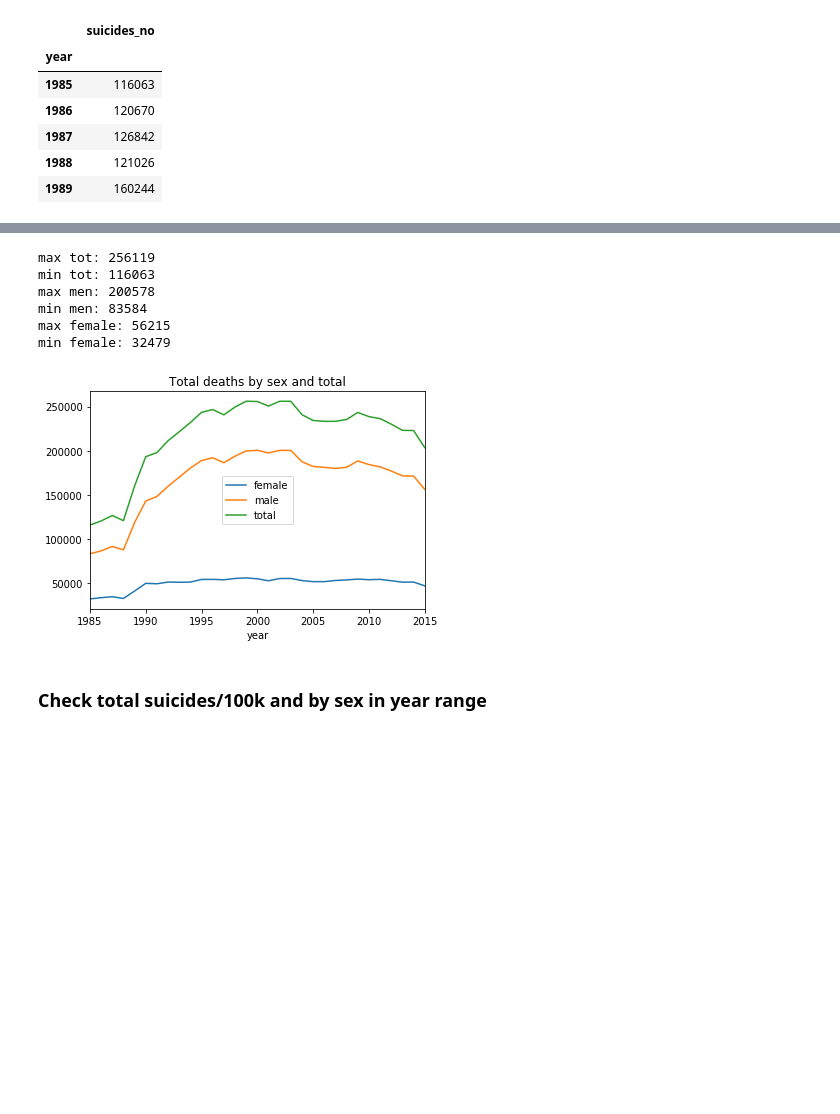
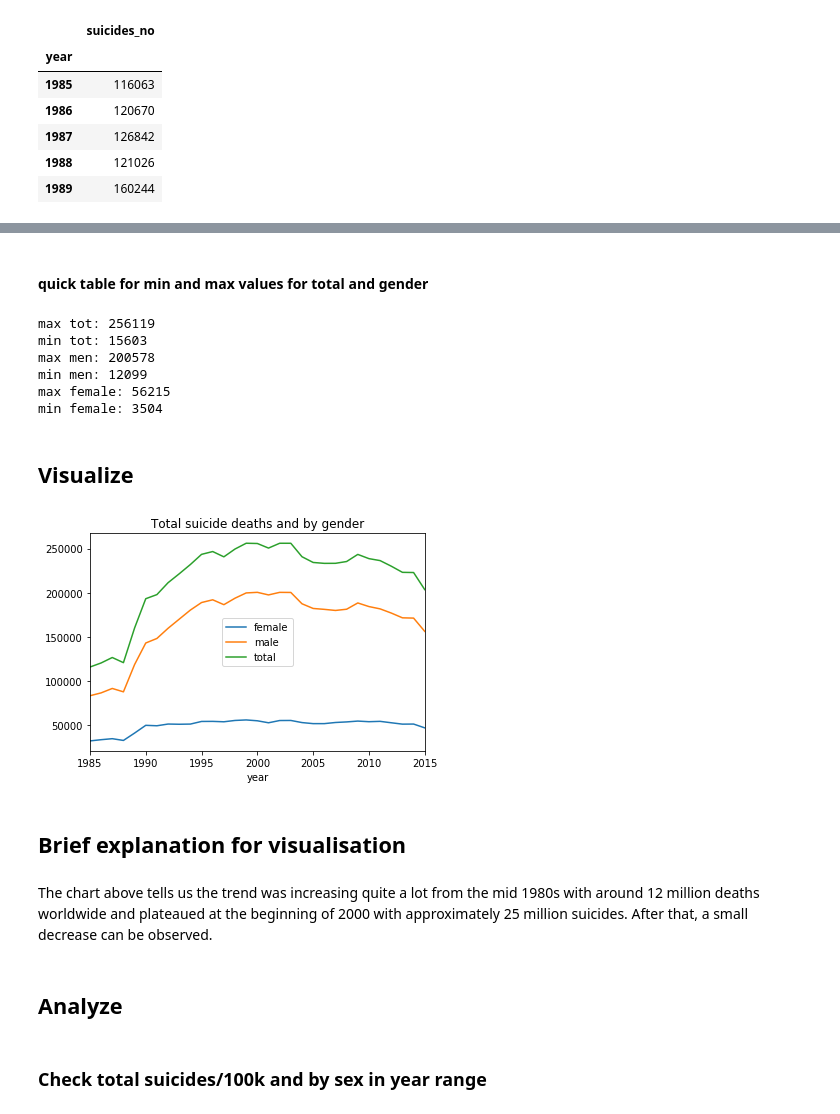
Before and after one commit to Tobinho91/suicides_rates_1985_2015, a Jupyter notebook: suicide_rates_overview_project_01.ipynb, the cells around one changed output, grey strips where cells are left out. Cells and saved outputs as stored; diff of their text form; code cells hidden in the pictures; blank space fills up the shorter version.

```diff
--- a/suicide_rates_overview_project_01.ipynb
+++ b/suicide_rates_overview_project_01.ipynb
@@ -224,9 +281,4 @@ total_deaths_tot.head(5)
 | 1989 | 160244 |
 # %%
 #join dfs of sex and total into one df
-
 df_deaths_one = total_deaths_sex.join(total_deaths_tot, on = "year", how="left")
-#after inspecting the last date 2016, it seems not all data were available, as the cases reported dropped massively.
-#Thus, I only considered the range 1985 - 2015 for my analysis.
-df_deaths_one = df_deaths_one.iloc[:-1,:]
-df_deaths_one
@@ -251,0 +289,3 @@ df_deaths_one
+# %%
+df_deaths_one = df_deaths_one.iloc[:,:]
+df_deaths_one
@@ -252,3 +311,5 @@ df_deaths_one
+# %% [markdown]
+#### quick table for min and max values for total and gender
 # %%
 #max value of deaths for total
 
@@ -281,17 +342,26 @@ min_female = df_deaths_one["female"].min()
 print("min female: " + str(min_female))
 # %% [output]
 max tot: 256119
-min tot: 116063
+min tot: 15603
 max men: 200578
-min men: 83584
+min men: 12099
 max female: 56215
-min female: 32479
+min female: 3504
+# %% [markdown]
+## Visualize
 # %%
-df_deaths_one.plot(title='Total deaths by sex and total')
+#total_deaths_tot = total_deaths_tot.iloc[:-1,:]
+df_deaths_one.plot(title='Total suicide deaths and by gender')
 L=plt.legend()
 L.get_texts()[2].set_text('total')
 # %% [output]
-[figure, old version]
+[figure, new version]
+# %% [markdown]
+##   Brief explanation for visualisation
+# %% [markdown]
+The chart above tells us the trend was increasing quite a lot from the mid 1980s with around 12 million deaths worldwide and plateaued at the beginning of 2000 with approximately 25 million suicides. After that, a small decrease can be observed.
+# %% [markdown]
+## Analyze
 # %% [markdown]
 ### Check total suicides/100k and by sex  in year range
 # %%
```
Also changed, not shown: parts of 118 cells of this notebook, 1 other file.
